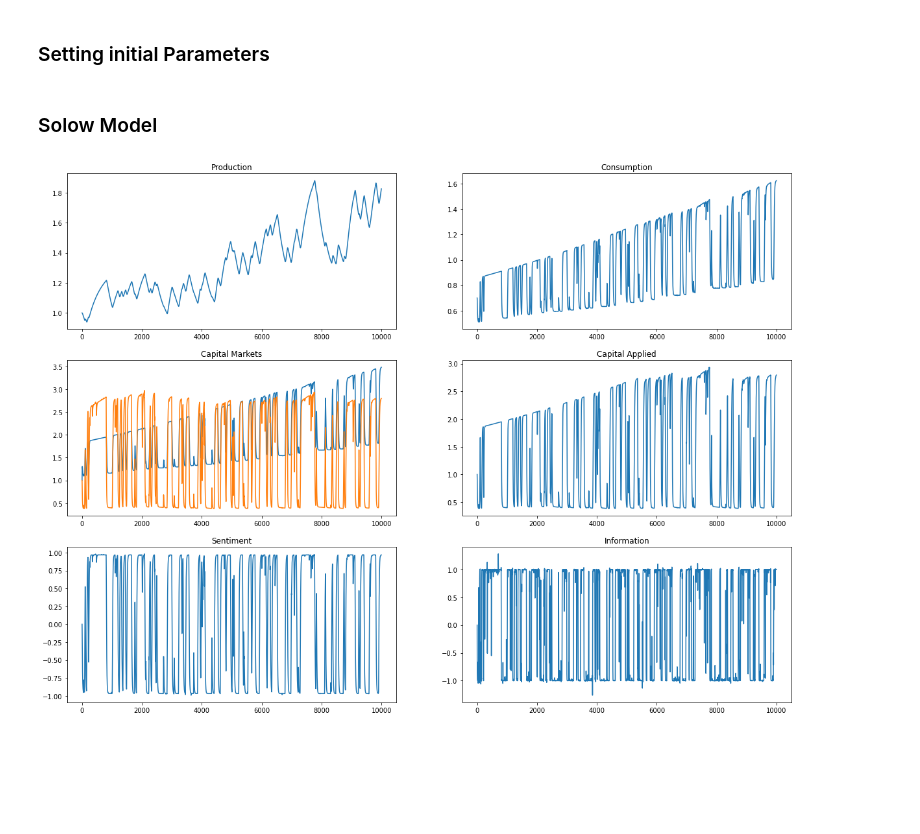
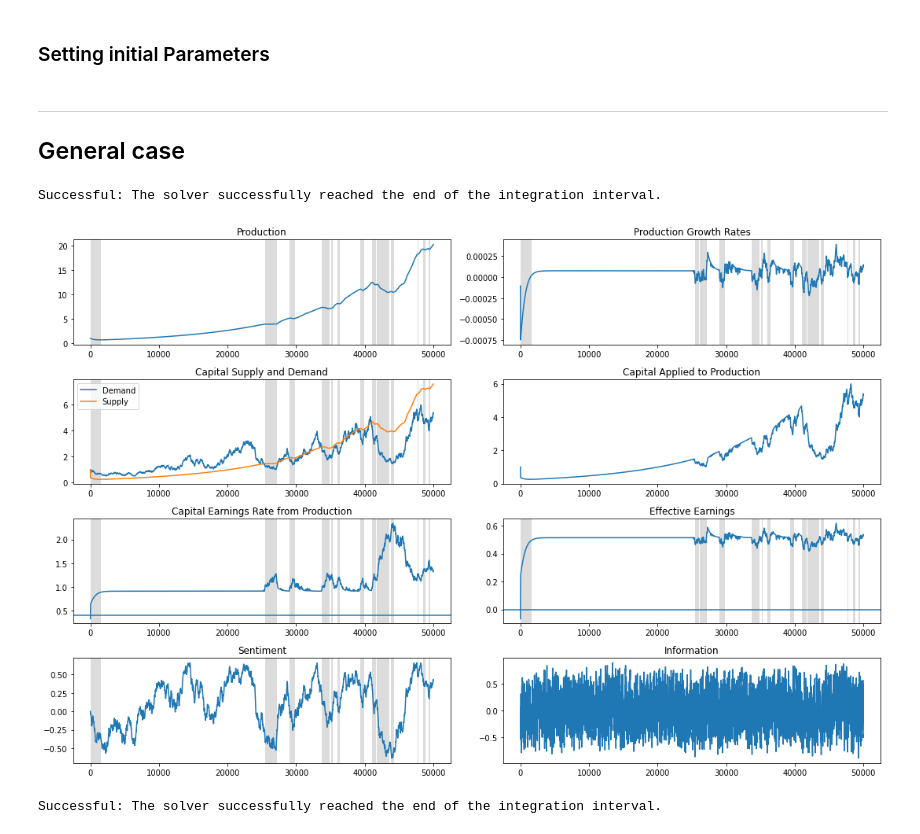
Before and after one commit to KarlNaumann/InteractionEconomics, a Jupyter notebook: solow/results.ipynb, the cells around one changed output. Saved outputs shown, nothing was run; the diff lists cells and outputs as text; code cells hidden in the pictures; blank space fills up the shorter version.

Commit message:
Updated graphing. Updated results to include limit cases. Simpler funcitonality.

```diff
--- a/solow/results.ipynb
+++ b/solow/results.ipynb
@@ -25,51 +22,64 @@ tau_h =  1 / 0.04
 tau_s =  1 / 0.004
 tau_y =  1 / 0.0005
 tech_rate = 0.00005
-pop_growth = np.log(1.005) / 365 # USA is about 0.5% per year
+pop_growth = 0#np.log(1.005) / tau_y # USA is about 0.5% per year
 # %%
 # Household
-hh_kwargs = {'savings_rate': 0.3, 'static': True}
+hh_kwargs = {'savings_rate': 0.15, 'static': True}
 # %%
 # Firms
 firm_kwargs = {'prod_func': 'cobb-douglas', 'parameters': {'rho': 1 / 3, 'tau_y': tau_y}}
 # %%
 # Capital Markets
 capital_kwargs = {
-    'static': False, 'depreciation': 0.2, 'pop_growth': pop_growth,
+    'static': False, 'depreciation': 0.4, 'pop_growth': pop_growth,
     'dynamic_kwargs': {
         'tau_s': tau_s, 'beta1': 1.1, 'beta2': 1.0,
         'tau_h': tau_h, 'gamma': 2000,
-        'c1': 1, 'c2': 0.00015, 'c3': 0,
+        'c1': 1, 'c2': 0.00015, 'c3': 2e-5, 'c4':0
         }
     }
 # %%
 # News Process
 ou_kwargs = {'decay': 0.2, 'drift': 0, 'diffusion': 2.5, 't0': t0}
-# %% [markdown]
-### Solow Model
+# %% [markdown]
+---
+## General case
 # %%
-# production, ks, kd, sentiment, information, tech, excess, consumption
-initial_values = [1, 1, 1, 0, 0, 1, 0.7]
+# production, ks, kd, sentiment, information, tech, consumption
+initial_values = {
+    'y':1, 'ks':1, 'kd':0, 's':0, 'h':0, 'tech':1
+}
 
 sm = SolowModel(hh_kwargs=hh_kwargs,
-                   firm_kwargs=firm_kwargs,
-                   capital_kwargs=capital_kwargs,
-                   tech_rate=tech_rate,
-                   ou_kwargs=ou_kwargs)
+                firm_kwargs=firm_kwargs,
+                capital_kwargs=capital_kwargs,
+                tech_rate=tech_rate,
+                ou_kwargs=ou_kwargs,
+                clearing_form='min',
+                v_excess = False)
 
-path = sm.solve(initial_values,model='draft',t0=t0,t_end=t_end)
+path = sm.solve(initial_values,t0=t0,t_end=t_end)
+# %% [output]
+Successful: The solver successfully reached the end of the integration interval.
 # %%
-sm.visualise()
+sm.visualise(save = 'solow_draft.png')
 # %% [output]
-[figure, old version]
+[figure, new version]
 # %%
-# production, ks, kd, sentiment, information, tech, excess
-initial_values = [1, 1, 1, 0, 0, 1, 0, 0.7]
+# production, ks, kd, sentiment, information, tech, consumption
+initial_values = {
+    'y':1, 'ks':1, 'kd':0, 's':0, 'h':0, 'tech':1
+}
 
-sm_e = SolowModel(hh_kwargs=hh_kwargs,
-                   firm_kwargs=firm_kwargs,
-                   capital_kwargs=capital_kwargs,
-                   tech_rate=tech_rate,
-                   ou_kwargs=ou_kwargs)
+sm_k = SolowModel(hh_kwargs=hh_kwargs,
+                firm_kwargs=firm_kwargs,
+                capital_kwargs=capital_kwargs,
+                tech_rate=tech_rate,
+                ou_kwargs=ou_kwargs,
+                clearing_form='min',
+                v_excess = False)
 
-path = sm_e.solve(initial_values,model='excess',t0=t0,t_end=t_end)
+path = sm_k.solve(initial_values,t0=t0,t_end=t_end)
+# %% [output]
+Successful: The solver successfully reached the end of the integration interval.
```
Also changed, not shown: parts of 16 cells of this notebook, 15 other files.
